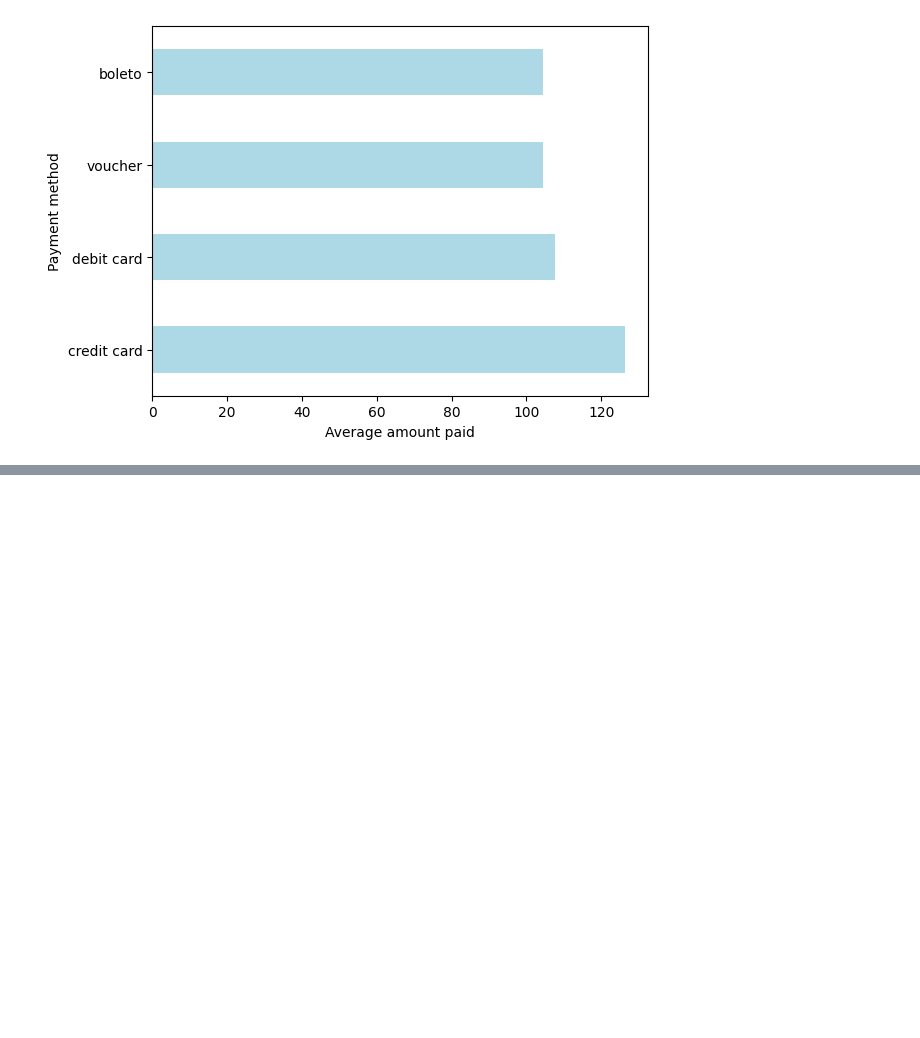
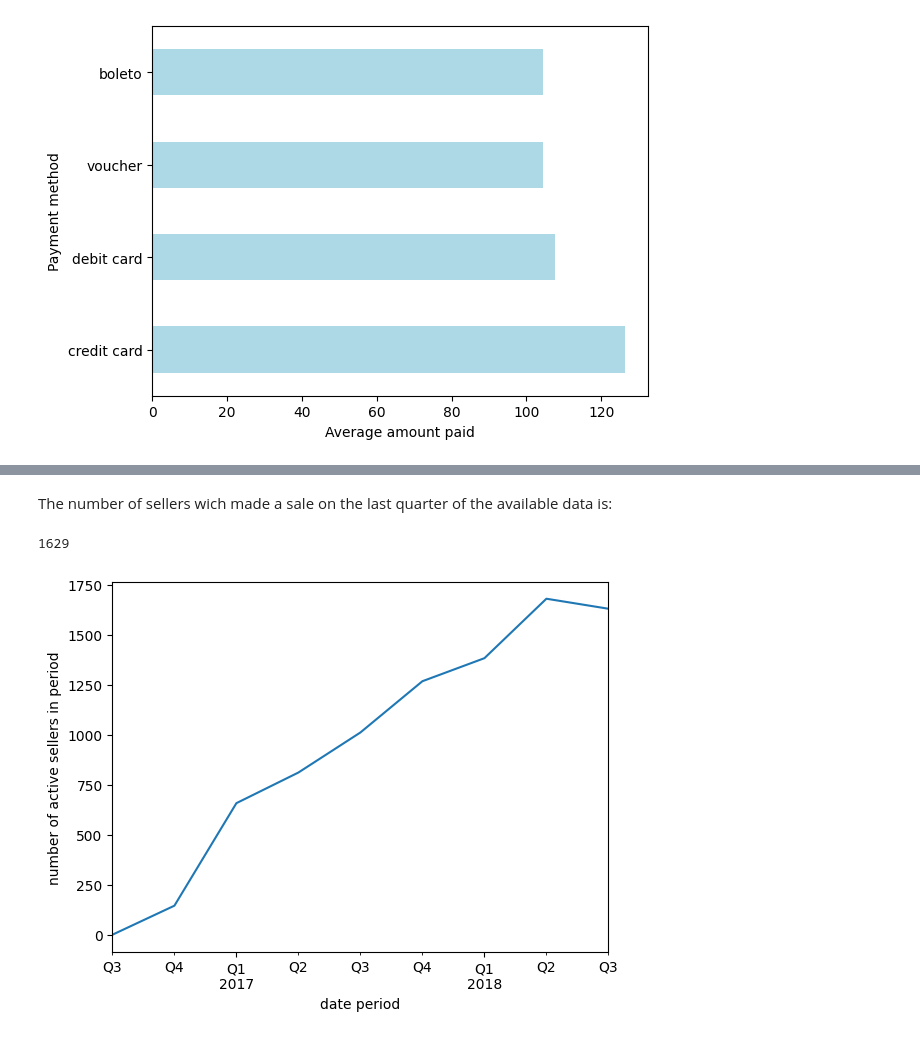
Before and after one commit to chusk2/git_, a Jupyter notebook: olist.ipynb, the cells around one changed output, grey strips where cells are left out. Cells and saved outputs as stored; diff of their text form; code cells hidden in the pictures; blank space fills up the shorter version.

```diff
--- a/olist.ipynb
+++ b/olist.ipynb
@@ -370,0 +377,2 @@ plt.show()
+# %%
+sellers = sellers.merge(df_sellers, on='seller_id', how='left')
@@ -370,0 +381,12 @@ plt.show()
+# %%
+sellers = sellers.set_index('order_approved_at')
+# %%
+quarterly_orders = sellers.resample('3M')
+# %%
+sellers_count = (
+    quarterly_orders.seller_id
+    .unique()
+    .apply(lambda x : len(x) )
+    )
+sellers_count.name = 'sellers_count_by_quarter'
+sellers_count.index.name = 'quarter_date'
@@ -370,0 +407,16 @@ plt.show()
+# %% [markdown]
+The number of sellers wich made a sale on the last quarter of
+the available data is:
+# %%
+last_active_sellers_count = sellers_count[-1]
+last_active_sellers_count
+# %% [output]
+1629
+# %%
+fig, ax = plt.subplots()
+sellers_count.plot.line()
+ax.set_xlabel('date period')
+ax.set_ylabel('number of active sellers in period')
+plt.show()
+# %% [output]
+[figure, added]
```
Also changed, not shown: parts of 12 cells of this notebook.
